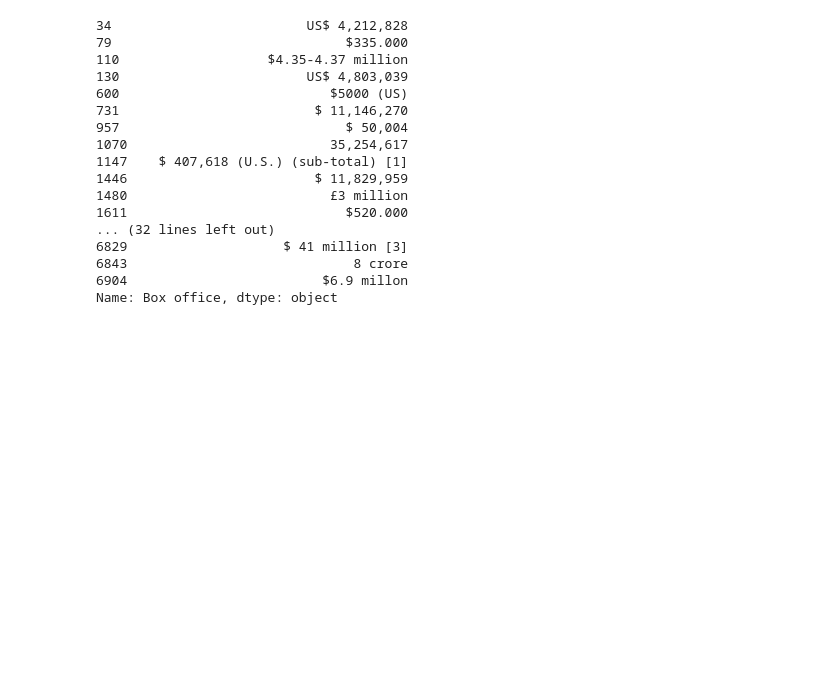
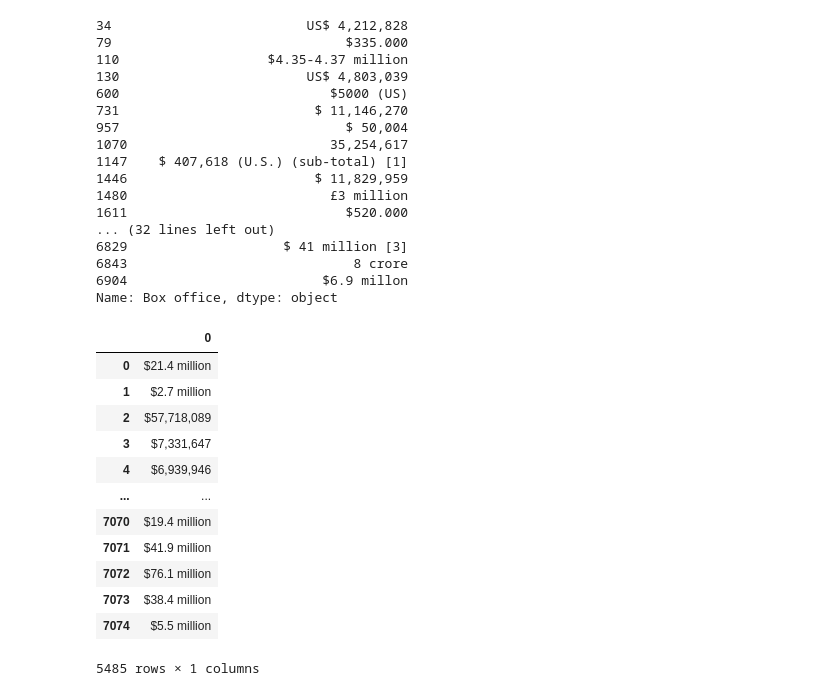
Before and after one commit to lawnshogan/Movies-ETL, a Jupyter notebook: Movies-ETL.ipynb, the cells around one changed output. Drawn from its saved outputs; the diff is of its cells as text; code cells hidden in the pictures; blank space fills up the shorter version.

```diff
--- a/Movies-ETL.ipynb
+++ b/Movies-ETL.ipynb
@@ -436,0 +441,19 @@ box_office = box_office.str.replace(r'\$.*[-—–](?![a-z])', '$', regex=True)
+# %%
+# Extract and Convert the Box Office Values
+# Now that we've got expressions to match almost all the box office values,
+# we'll use them to extract only the parts of the strings that match. We do this with the str.extract() method.
+box_office.str.extract(f'({form_one}|{form_two})')
+# %% [output]
+|  | 0 |
+| 0 | $21.4 million |
+| 1 | $2.7 million |
+| 2 | $57,718,089 |
+| 3 | $7,331,647 |
+| 4 | $6,939,946 |
+| ... | ... |
+| 7070 | $19.4 million |
+| 7071 | $41.9 million |
+| 7072 | $76.1 million |
+| 7073 | $38.4 million |
+| 7074 | $5.5 million |
+5485 rows × 1 columns
```
Also changed, not shown: parts of 5 cells of this notebook.
